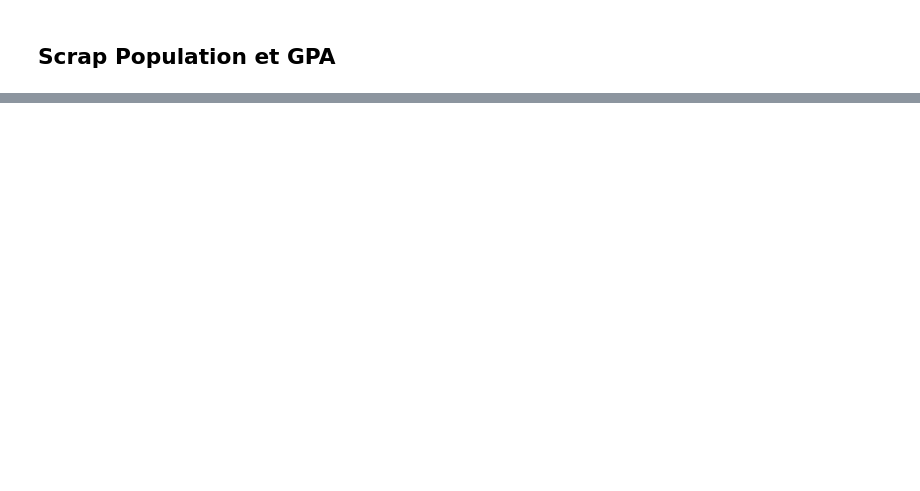
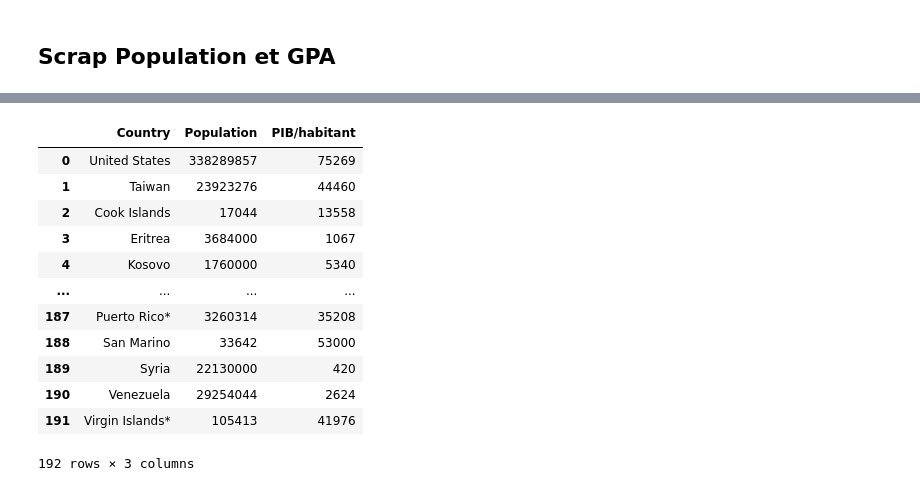
Before and after one commit to nastoo/tp-methodes-pour-analytique, a Jupyter notebook: Projet_FLO.ipynb, the cells around one changed output, grey strips where cells are left out. Drawn from its saved outputs; the diff is of its cells as text; code cells hidden in the pictures; blank space fills up the shorter version.

```diff
--- a/Projet_FLO.ipynb
+++ b/Projet_FLO.ipynb
@@ -1202,0 +1055,18 @@ In [93] used -27.4 MiB RAM in 0.13s (system mean cpu 16%, single max cpu 100%),
+# %%
+df_pop_gpd=pd.concat([df_pop_gpd,pd.DataFrame([['American Samoa*',43914,19673],
+                                              ['Aruba*',106445,333000],
+                                              ['Bermuda*',63532,118774],
+                                               ['British Virgin Islands',31707,34246],
+                                               ['Cayman Islands*',69310,99624],
+                                               ['Cuba',11179471,56495],
+                                               ['Guam',173825,35904],
+                                               ['Korea, North',26070000,33719],
+                                               ['Liechtenstein',39039,197504],
+                                               ['Monaco',39050,240862],
+                                               ['Puerto Rico*',3260314,35208],
+                                               ['San Marino',33642,53000],
+                                               ['Syria',22130000,420],
+                                               ['Venezuela',29254044,2624],
+                                               ['Virgin Islands*',105413,41976]
+                                              ],
+                                              columns=['Country','Population','PIB/habitant'])],ignore_index=True)
@@ -1202,0 +1075,16 @@ In [93] used -27.4 MiB RAM in 0.13s (system mean cpu 16%, single max cpu 100%),
+# %%
+df_pop_gpd
+# %% [output]
+|  | Country | Population | PIB/habitant |
+| 0 | United States | 338289857 | 75269 |
+| 1 | Taiwan | 23923276 | 44460 |
+| 2 | Cook Islands | 17044 | 13558 |
+| 3 | Eritrea | 3684000 | 1067 |
+| 4 | Kosovo | 1760000 | 5340 |
+| ... | ... | ... | ... |
+| 187 | Puerto Rico* | 3260314 | 35208 |
+| 188 | San Marino | 33642 | 53000 |
+| 189 | Syria | 22130000 | 420 |
+| 190 | Venezuela | 29254044 | 2624 |
+| 191 | Virgin Islands* | 105413 | 41976 |
+192 rows × 3 columns
```
Also changed, not shown: parts of 122 cells of this notebook.
